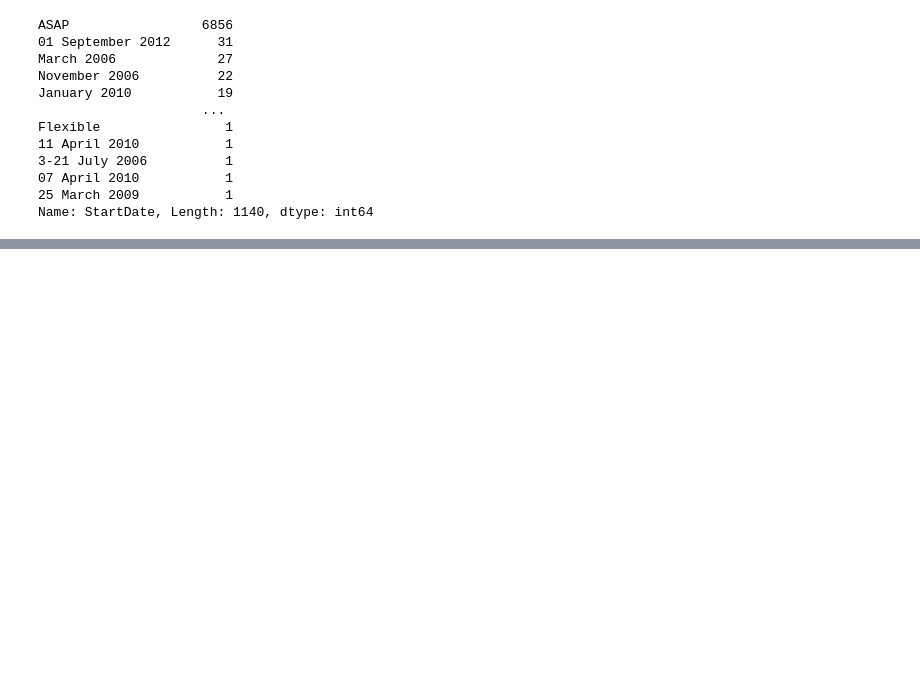
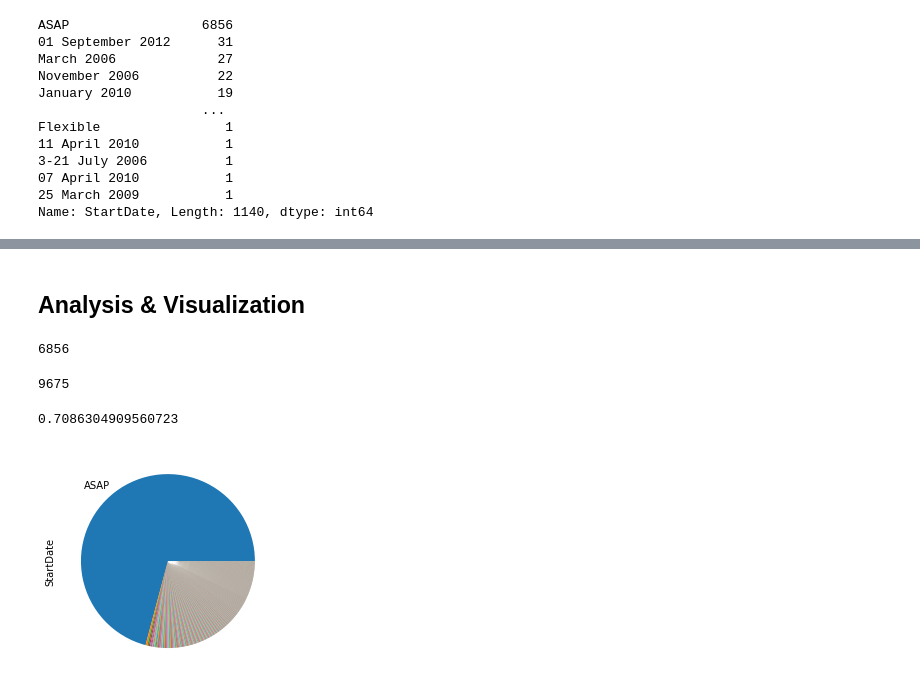
Before and after one commit to ysheng010/udacity, a Jupyter notebook: data-wrangling-template.ipynb, the cells around one changed output, grey strips where cells are left out. Saved outputs shown, nothing was run; the diff lists cells and outputs as text; code cells hidden in the pictures; blank space fills up the shorter version.

```diff
--- a/data-wrangling-template.ipynb
+++ b/data-wrangling-template.ipynb
@@ -185,3 +181,31 @@ df_clean.StartDate.value_counts().plot(kind='pie');
 for phrase in asap_list:
     assert phrase not in df_clean.StartDate.values
     #这里得加.values (注意是复数values) 否则pandas check的是column index, i.e 012345...
+# %% [markdown]
+## Analysis & Visualization
+# %%
+# Number of 'ASAP' start dates (分子)
+asap_count = df_clean.StartDate.value_counts()['ASAP']
+asap_count
+# %% [output]
+6856
+# %%
+# Number of non-empty start dates （分母）
+non_empty_count = df_clean.StartDate.count()
+non_empty_count
+# %% [output]
+9675
+# %%
+# Percentage of positions with an urgent start date i.e. 'ASAP'
+asap_count / non_empty_count
+# %% [output]
+0.7086304909560723
+# %%
+%matplotlib inline
+import numpy as np
+labels = np.full(len(df_clean.StartDate.value_counts()), "", dtype=object)
+labels[0] = 'ASAP'
+df_clean.StartDate.value_counts().plot(kind='pie', labels = labels);
+#关于labels的这几行是为了图片上不list出所有，然后黑压压一片
+# %% [output]
+[figure, added]
```
Also changed, not shown: parts of 2 cells of this notebook.
